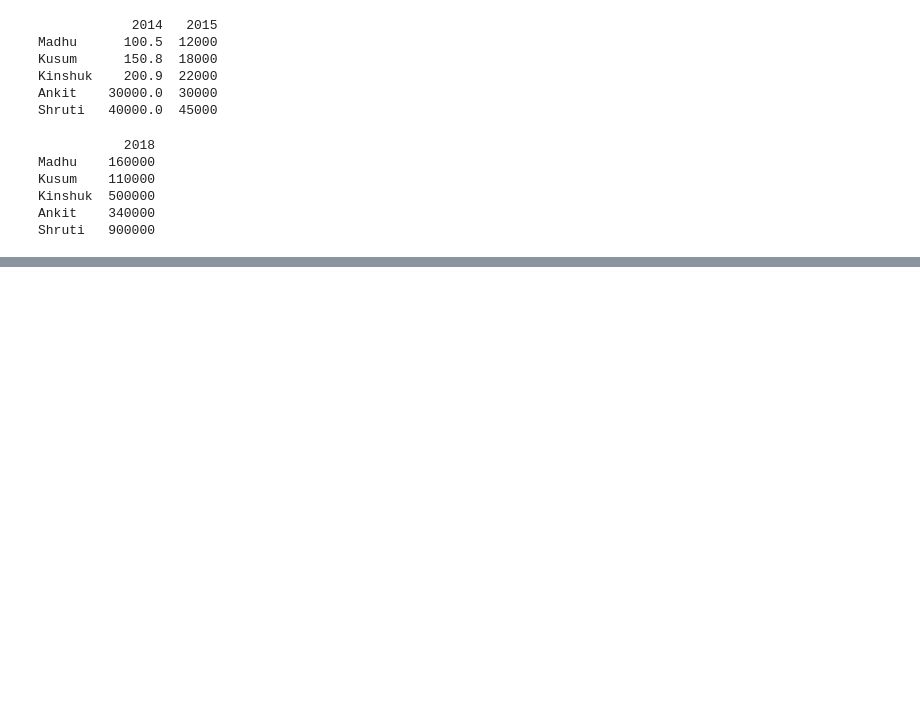
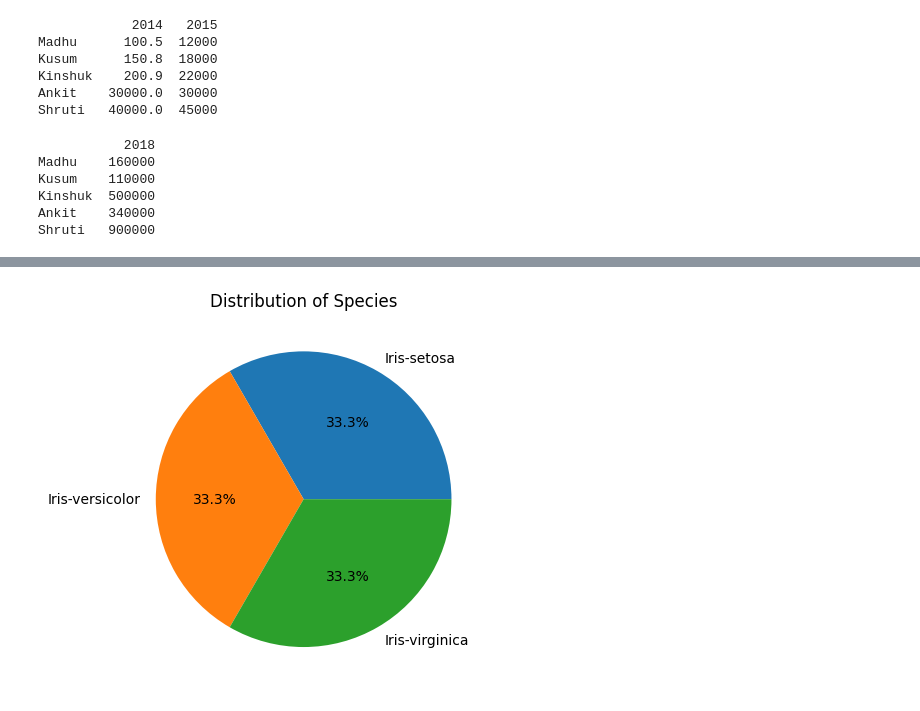
Before and after one commit to NikhilGeorge01/ML-Prac, a Jupyter notebook: ML_Practice.ipynb, the cells around one changed output, grey strips where cells are left out. Saved outputs shown, nothing was run; the diff lists cells and outputs as text; code cells hidden in the pictures; blank space fills up the shorter version.

```diff
--- a/ML_Practice.ipynb
+++ b/ML_Practice.ipynb
@@ -90,0 +314,6 @@ ok
+# %%
+plt.pie(value_counts.values, labels=value_counts.index, autopct='%1.1f%%')
+plt.title('Distribution of Species')
+plt.show()
+# %% [output]
+[figure, added]
```
Also changed, not shown: parts of 46 cells of this notebook.
